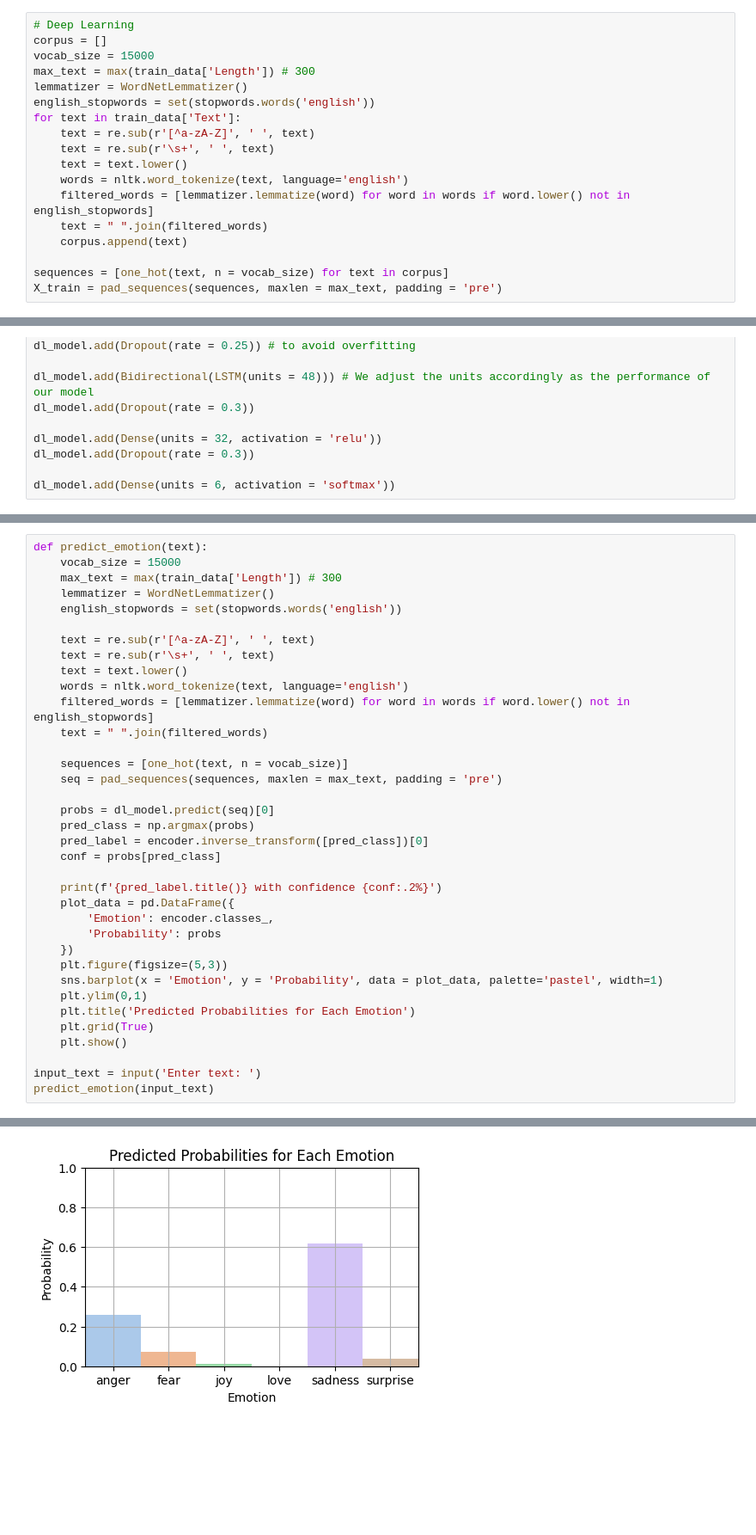
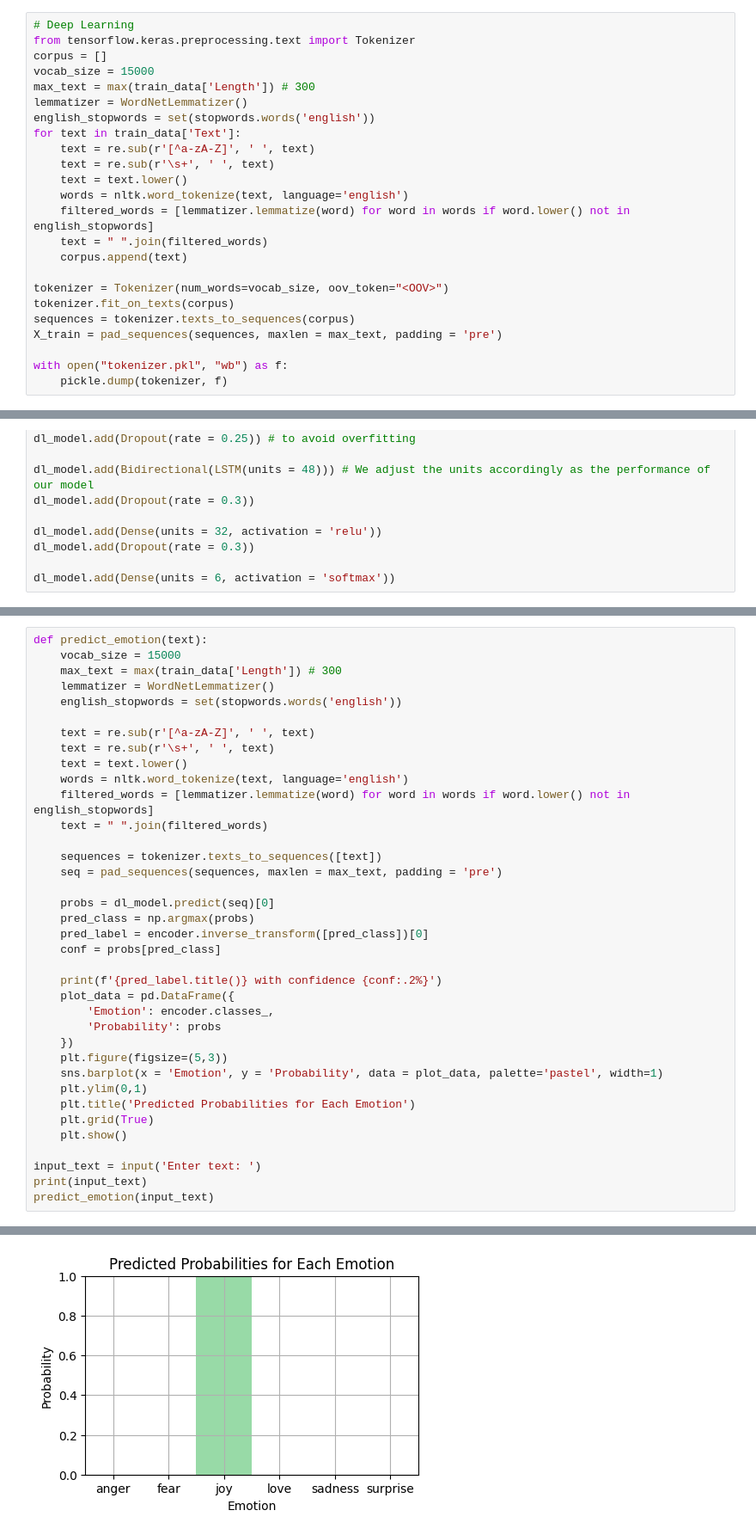
Before and after one commit to souryadip-official/Human-Emotion-Detection, a Jupyter notebook: experiment.ipynb, the cells around one changed output, grey strips where cells are left out. Shown at 86% size. Cells and saved outputs as stored; diff of their text form; blank space fills up the shorter version.

```diff
--- a/experiment.ipynb
+++ b/experiment.ipynb
@@ -259,6 +258,7 @@ with open('log_reg_encoder.pkl', 'wb') as file:
     pickle.dump(encoder, file)
 # %%
 # Deep Learning
+from tensorflow.keras.preprocessing.text import Tokenizer
 corpus = []
 vocab_size = 15000
 max_text = max(train_data['Length']) # 300
@@ -273,8 +273,13 @@ for text in train_data['Text']:
     text = " ".join(filtered_words)
     corpus.append(text)
 
-sequences = [one_hot(text, n = vocab_size) for text in corpus]
+tokenizer = Tokenizer(num_words=vocab_size, oov_token="<OOV>")
+tokenizer.fit_on_texts(corpus)
+sequences = tokenizer.texts_to_sequences(corpus)
 X_train = pad_sequences(sequences, maxlen = max_text, padding = 'pre')
+
+with open("tokenizer.pkl", "wb") as f:
+    pickle.dump(tokenizer, f)
 # %%
 max_text = max(train_data['Length'])
 max_text
@@ -378,7 +383,7 @@ def predict_emotion(text):
     filtered_words = [lemmatizer.lemmatize(word) for word in words if word.lower() not in english_stopwords]
     text = " ".join(filtered_words)
 
-    sequences = [one_hot(text, n = vocab_size)]
+    sequences = tokenizer.texts_to_sequences([text])
     seq = pad_sequences(sequences, maxlen = max_text, padding = 'pre')
 
     probs = dl_model.predict(seq)[0]
@@ -399,5 +404,6 @@ def predict_emotion(text):
     plt.show()
 
 input_text = input('Enter text: ')
+print(input_text)
 predict_emotion(input_text)
 # %% [output]
@@ -406 +413 @@ Sadness with confidence 61.72%
-[figure, old version]
+[figure, new version]
```
Also changed, not shown: parts of 11 cells of this notebook, 6 other files.
